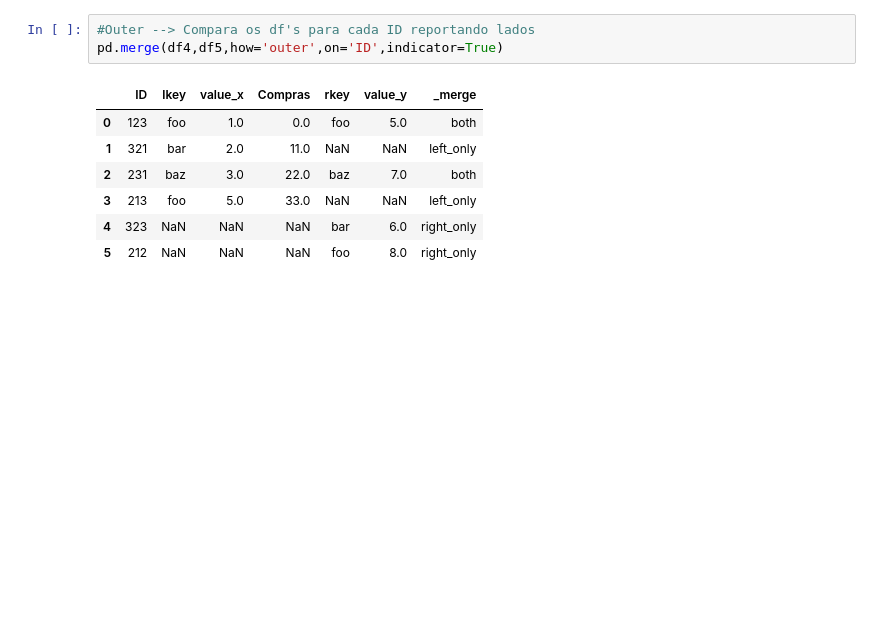
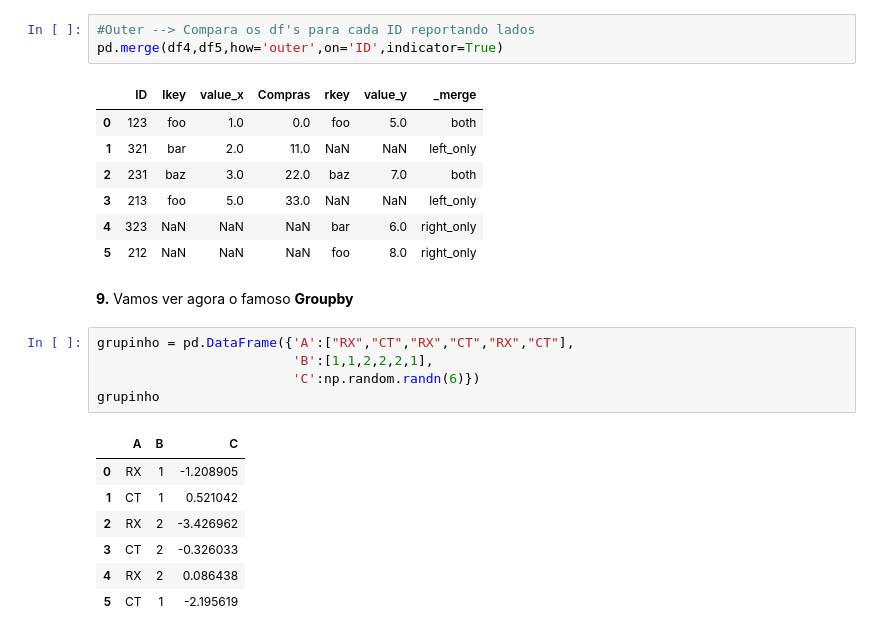
Before and after one commit to CarlosLeandro09/Radiology, a Jupyter notebook: Um_pouco_de_Pandas.ipynb, the cells around one changed output. Drawn from its saved outputs; the diff is of its cells as text; blank space fills up the shorter version.

```diff
--- a/Um_pouco_de_Pandas.ipynb
+++ b/Um_pouco_de_Pandas.ipynb
@@ -216,3 +216,18 @@ pd.merge(df4,df5,how='outer',on='ID',indicator=True)
 | 3 | 213 | foo | 5.0 | 33.0 | NaN | NaN | left_only |
 | 4 | 323 | NaN | NaN | NaN | bar | 6.0 | right_only |
 | 5 | 212 | NaN | NaN | NaN | foo | 8.0 | right_only |
+# %% [markdown]
+**9.** Vamos ver agora o famoso **Groupby**
+# %%
+grupinho = pd.DataFrame({'A':["RX","CT","RX","CT","RX","CT"],
+                         'B':[1,1,2,2,2,1],
+                         'C':np.random.randn(6)})
+grupinho
+# %% [output]
+|  | A | B | C |
+| 0 | RX | 1 | -1.208905 |
+| 1 | CT | 1 | 0.521042 |
+| 2 | RX | 2 | -3.426962 |
+| 3 | CT | 2 | -0.326033 |
+| 4 | RX | 2 | 0.086438 |
+| 5 | CT | 1 | -2.195619 |
```
Also changed, not shown: parts of 13 cells of this notebook.
